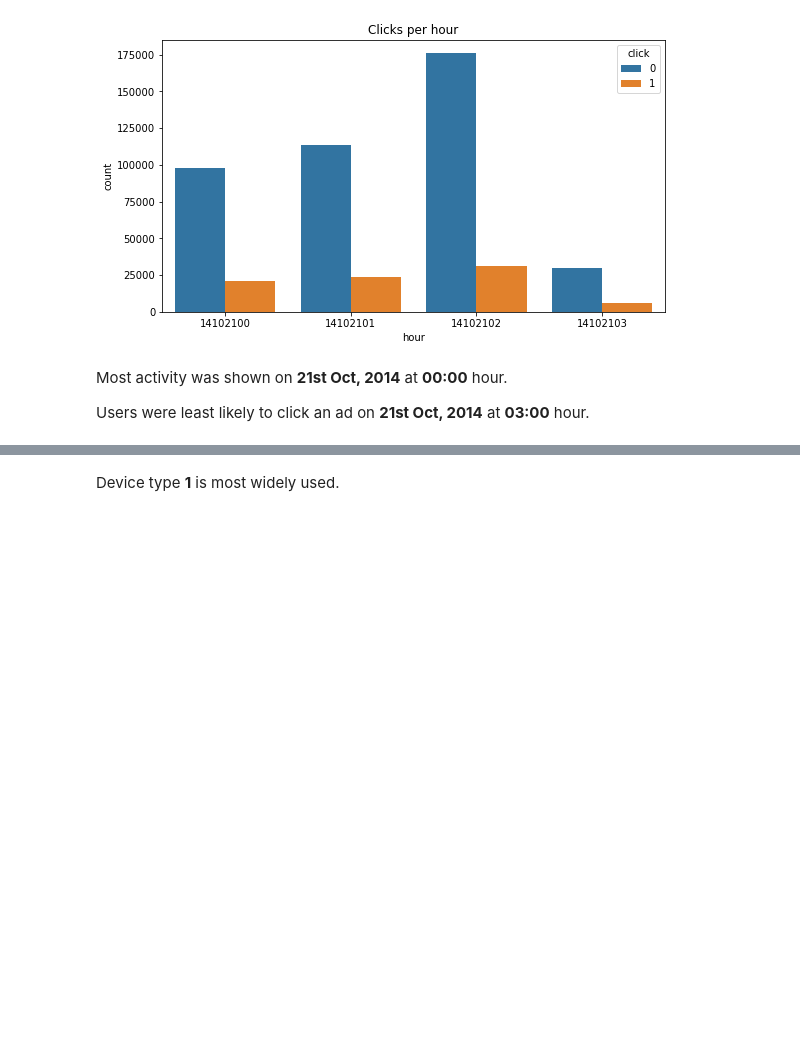
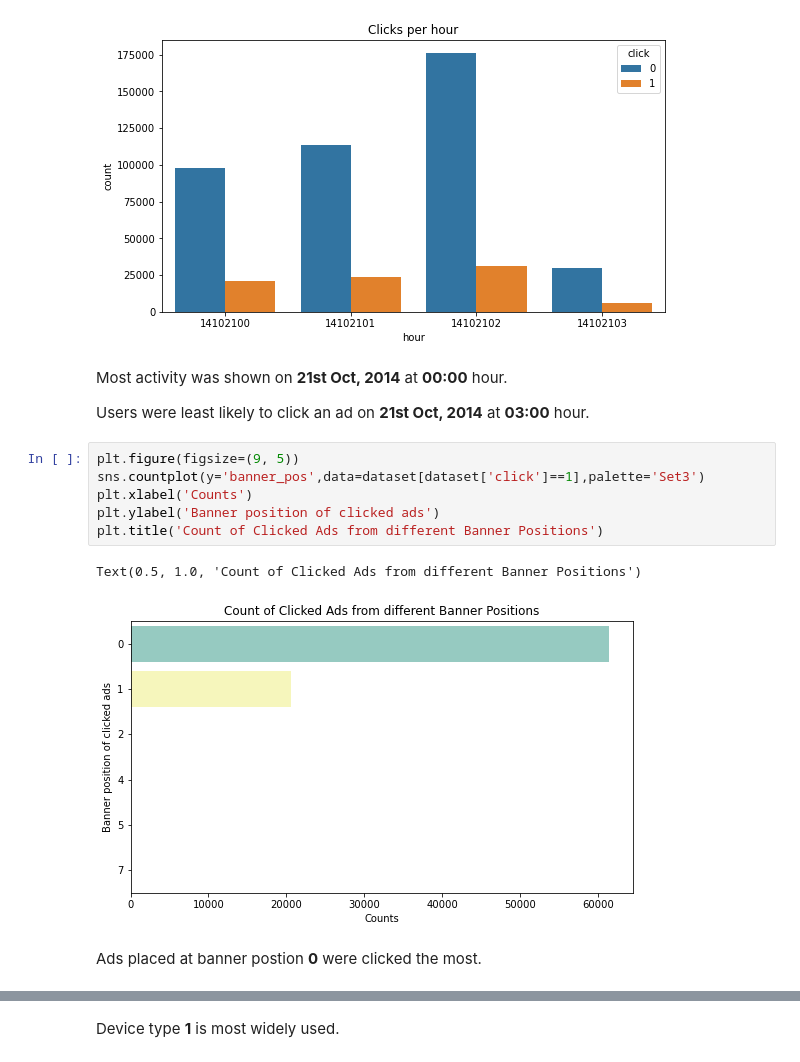
Before and after one commit to vinnovateit/VIIT_Team_MNIST, a Jupyter notebook: Aviral/Clicking on Ads.ipynb, the cells around one changed output, grey strips where cells are left out. Cells and saved outputs as stored; diff of their text form; blank space fills up the shorter version.

```diff
--- a/Aviral/Clicking on Ads.ipynb
+++ b/Aviral/Clicking on Ads.ipynb
@@ -127,4 +127,15 @@ Text(0.5, 1.0, 'Clicks per hour')
 Most activity was shown on **21st Oct, 2014** at **00:00** hour.
 
 Users were least likely to click an ad on **21st Oct, 2014** at **03:00** hour.
+# %%
+plt.figure(figsize=(9, 5))
+sns.countplot(y='banner_pos',data=dataset[dataset['click']==1],palette='Set3')
+plt.xlabel('Counts')
+plt.ylabel('Banner position of clicked ads')
+plt.title('Count of Clicked Ads from different Banner Positions')
+# %% [output]
+Text(0.5, 1.0, 'Count of Clicked Ads from different Banner Positions')
+[figure, added]
+# %% [markdown]
+Ads placed at banner postion **0** were clicked the most.
 # %%
```
Also changed, not shown: parts of 5 cells of this notebook.
